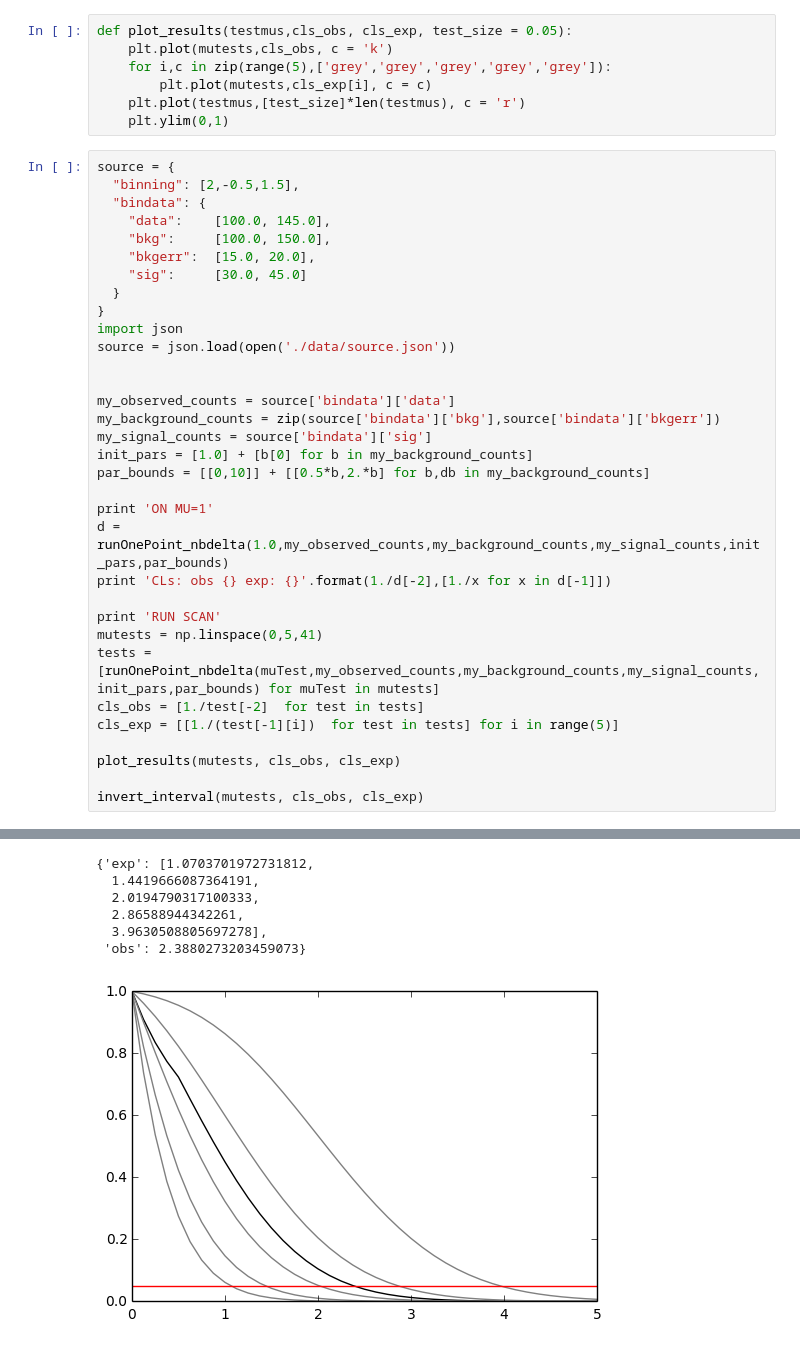
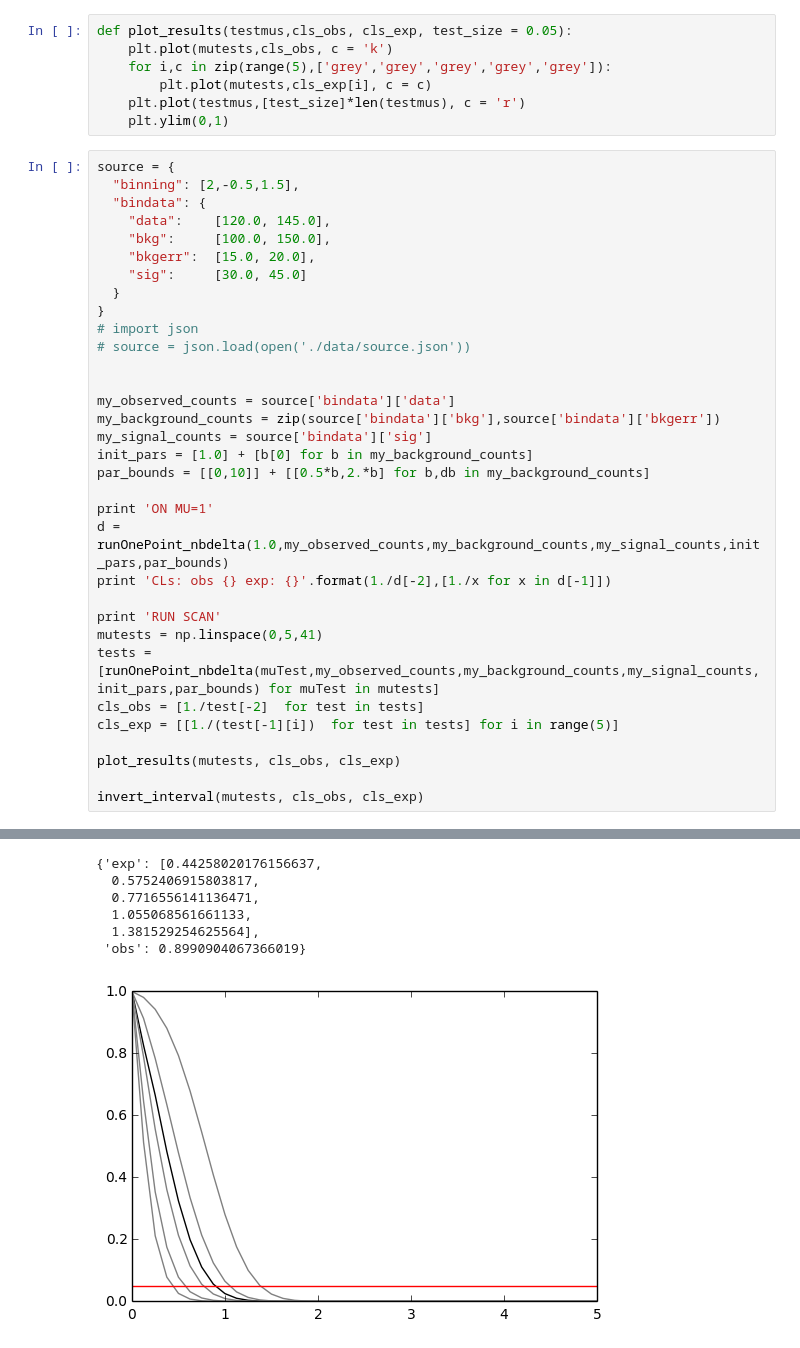
Before and after one commit to lukasheinrich/histfactory_validation, a Jupyter notebook: manual/multiBinPois.ipynb, the cells around one changed output, grey strips where cells are left out. Saved outputs shown, nothing was run; the diff lists cells and outputs as text.

Commit message:
plots

```diff
--- a/manual/multiBinPois.ipynb
+++ b/manual/multiBinPois.ipynb
@@ -45,14 +45,14 @@ def plot_results(testmus,cls_obs, cls_exp, test_size = 0.05):
 source = {
   "binning": [2,-0.5,1.5],
   "bindata": {
-    "data":    [100.0, 145.0],
+    "data":    [120.0, 145.0],
     "bkg":     [100.0, 150.0],
     "bkgerr":  [15.0, 20.0],
     "sig":     [30.0, 45.0]
   }
 }
-import json
-source = json.load(open('./data/source.json'))
+# import json
+# source = json.load(open('./data/source.json'))
 
 
 my_observed_counts = source['bindata']['data']
@@ -80,8 +80,8 @@ CLs: obs 0.450331319908 exp: [0.061541372566403837, 0.14722484674640343, 0.32272
 RUN SCAN
-{'exp': [1.0703701972731812,
-  1.4419666087364191,
-  2.0194790317100333,
-  2.86588944342261,
-  3.9630508805697278],
- 'obs': 2.3880273203459073}
+{'exp': [0.44258020176156637,
+  0.5752406915803817,
+  0.7716556141136471,
+  1.055068561661133,
+  1.381529254625564],
+ 'obs': 0.8990904067366019}
-[figure, old version]
+[figure, new version]
```
Also changed, not shown: parts of 3 cells of this notebook, 2 other files.
